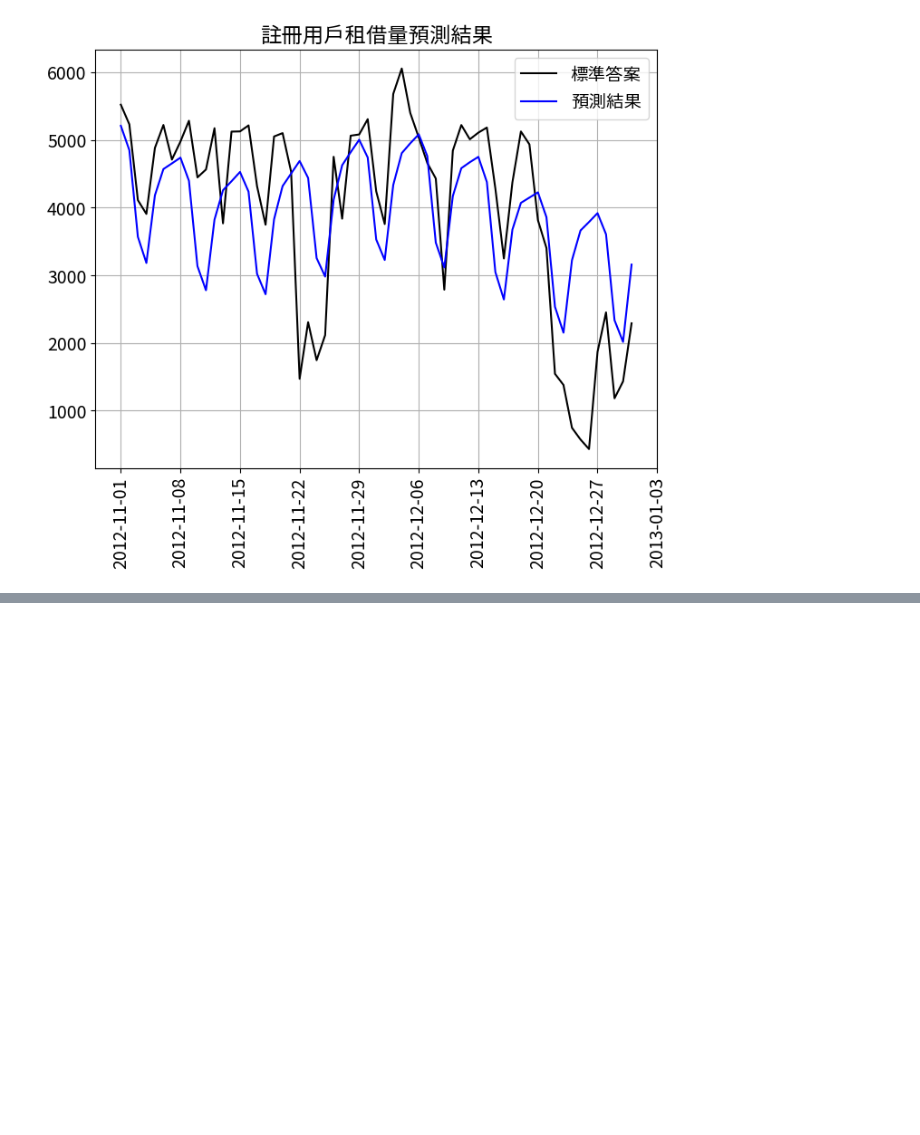
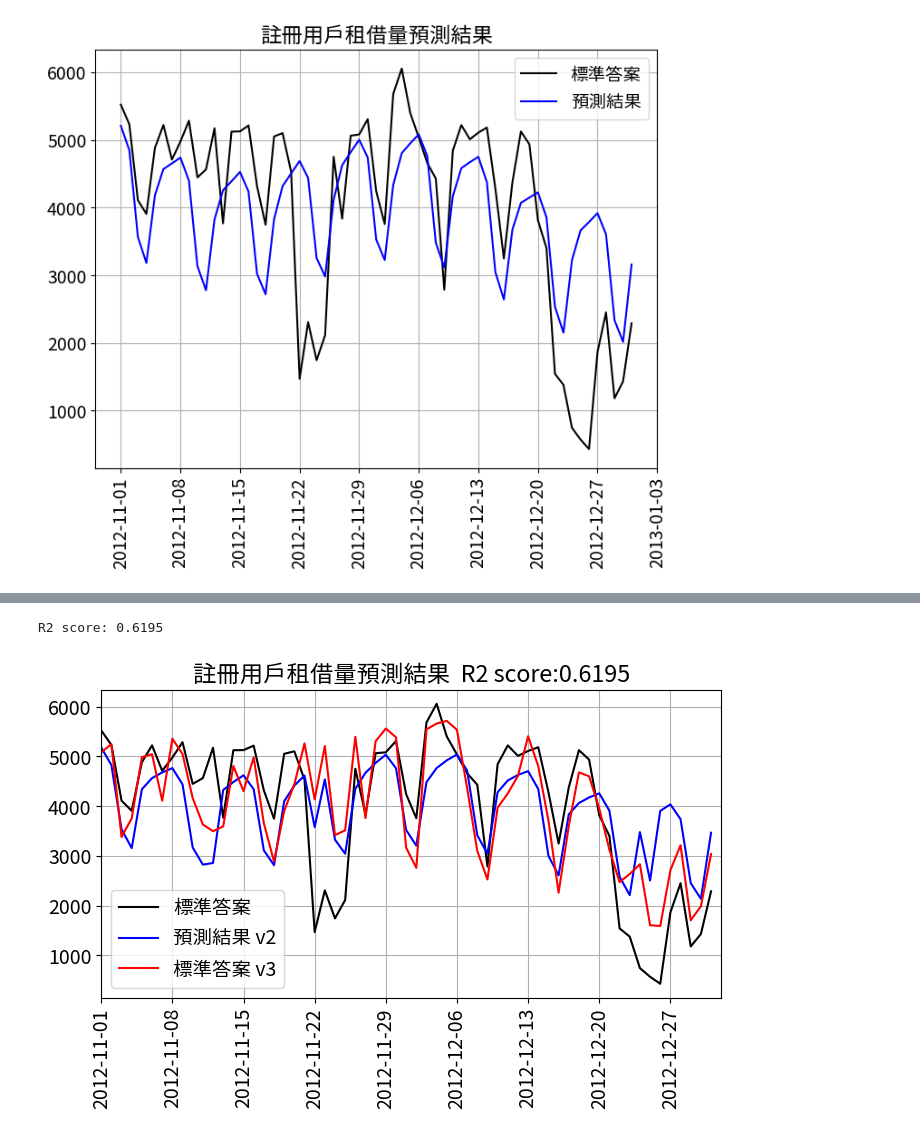
Before and after one commit to GaudiKao/learn-python-by-doing, a Jupyter notebook: Data_Structures&Alogrithms/季節週期性變化預測_時間序列.ipynb, the cells around one changed output, grey strips where cells are left out. Saved outputs shown, nothing was run; the diff lists cells and outputs as text; code cells hidden in the pictures; blank space fills up the shorter version.

```diff
--- a/Data_Structures&Alogrithms/季節週期性變化預測_時間序列.ipynb
+++ b/Data_Structures&Alogrithms/季節週期性變化預測_時間序列.ipynb
@@ -263,0 +353,39 @@ plt.show()
+# %%
+#計算R2值
+y_pred3 = fcst3[-61:][['yhat']].values
+y_test3 = x2_test['y'].values
+
+score3 = r2_score(y_test3, y_pred3)
+
+print(f'R2 score: {score3:.4f}')
+# %% [output]
+R2 score: 0.6195
+# %%
+#繪製時間序列圖
+fig, ax = plt.subplots(figsize=(8,4))
+
+#圖表內容
+ax.plot(dates_test, y_test3, label='標準答案', c='k')
+ax.plot(dates_test, y_pred2, label='預測結果 v2', c='b')
+ax.plot(dates_test, y_pred3, label='標準答案 v3', c='r')
+
+#日期刻度、每週四顯示日期
+weeks = mdates.WeekdayLocator(byweekday=mdates.TH)
+ax.xaxis.set_major_locator(weeks)
+
+ax.tick_params(axis='x', rotation=90)
+
+# 開始日與結束日
+sday = pd.to_datetime('2012-11-1')
+eday = pd.to_datetime('2013-1-1')
+ax.set_xlim(sday, eday)
+
+# 顯示網格等
+ax.grid()
+ax.legend()
+ax.set_title(f'註冊用戶租借量預測結果  R2 score:{score3:.4f}')
+
+# 輸出畫面
+plt.show()
+# %% [output]
+[figure, added]
```
Also changed, not shown: parts of 10 cells of this notebook.
